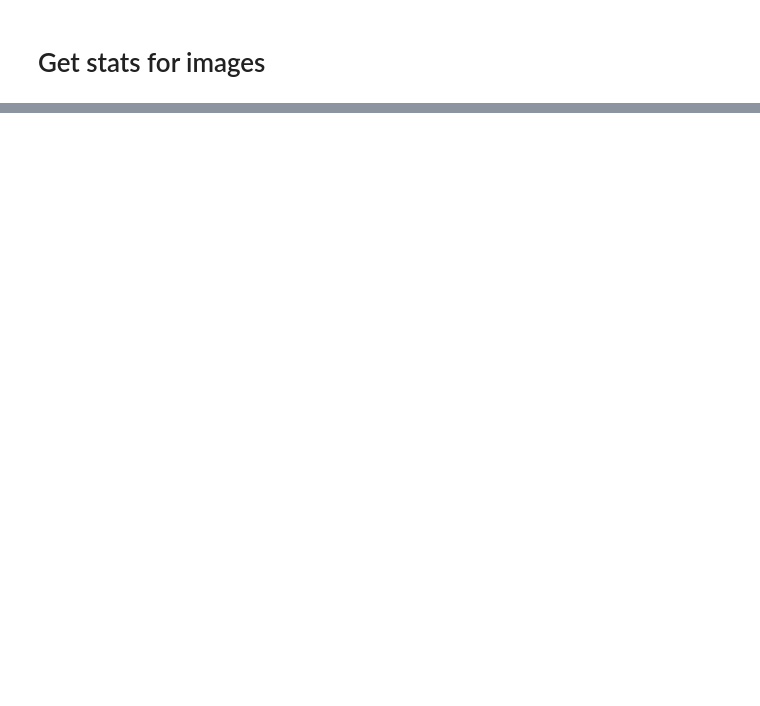
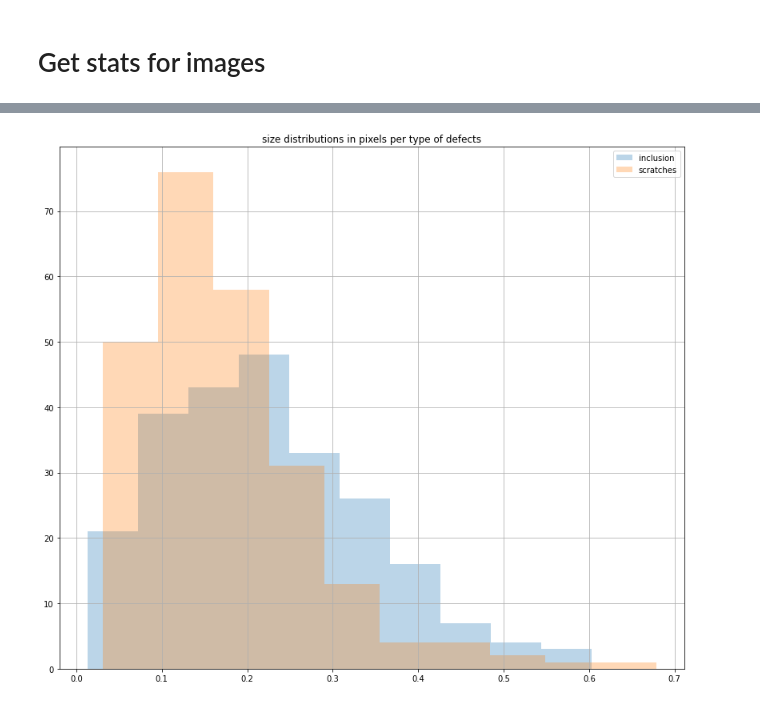
Before and after one commit to ivlucky/freelance_steel_defects, a Jupyter notebook: 1_eda.ipynb, the cells around one changed output, grey strips where cells are left out. Drawn from its saved outputs; the diff is of its cells as text; code cells hidden in the pictures; blank space fills up the shorter version.

```diff
--- a/1_eda.ipynb
+++ b/1_eda.ipynb
@@ -12,8 +28,8 @@ from typing import Dict
 # %% [markdown]
 # Check xml files
 # %%
-datafolder = './data'
-xmlfile = os.listdir('./data/anno')[0]
+datafolder = '/content/drive/MyDrive/data/Project_steel_plate_defect_detection_dataset'
+xmlfile = os.listdir(os.path.join(datafolder, 'anno'))[0]
 # %%
 tree = ET.parse(os.path.join(datafolder, 'anno', xmlfile))
 root = tree.getroot()
@@ -129,6 +173,6 @@ print(mask.sum())
 # %%
-jpgfiles = sorted(os.listdir('./data/images'))
-xmlfiles = sorted(os.listdir('./data/anno'))
+jpgfiles = sorted(os.listdir(os.path.join(datafolder, 'images')))
+xmlfiles = sorted(os.listdir(os.path.join(datafolder, 'anno')))
 
 set_1 = set([f.split('.')[0] for f in jpgfiles])
 set_2 = set([f.split('.')[0] for f in xmlfiles])
@@ -152,4 +211,6 @@ show_obj(object_val, datafolder)
 # %%
+%%time
+
 # for idx, row in tqdm(df_obj.iterrows()):
 df_merge = {
     'obj': [],
@@ -158,7 +219,7 @@ df_merge = {
     'd': [],
     'm_s': [],
 }
-for idx, row in df_obj.iterrows():
+for idx, row in tqdm(df_obj.iterrows()):
 
     img_shape, mask_size = get_stats(row['obj'], datafolder)
     df_merge['obj'].append(row['obj'])
@@ -172,4 +233,4 @@ df_merge = pd.DataFrame(df_merge)
 df_stats = df_obj.merge(df_merge, on='obj', how='left')
 
 df_stats['m_s_p'] = df_stats['m_s'] / (df_stats['w'] * df_stats['h'])
-df_stats.head()
+display(df_stats.head())
@@ -181,5 +262,8 @@ df_stats[mask].describe().drop(['count'], axis=0).drop(['id'], axis=1)
 # %%
 fig, ax = plt.subplots(1, 1, figsize=(14, 12))
 df_stats[mask]['m_s_p'].hist(ax=ax, alpha=0.3, label='inclusion')
 df_stats[~mask]['m_s_p'].hist(ax=ax, alpha=0.3, label='scratches')
-plt.legend()
+ax.set_title('size distributions in pixels per type of defects')
+plt.legend();
+# %% [output]
+[figure, added]
```
Also changed, not shown: parts of 18 cells of this notebook.
